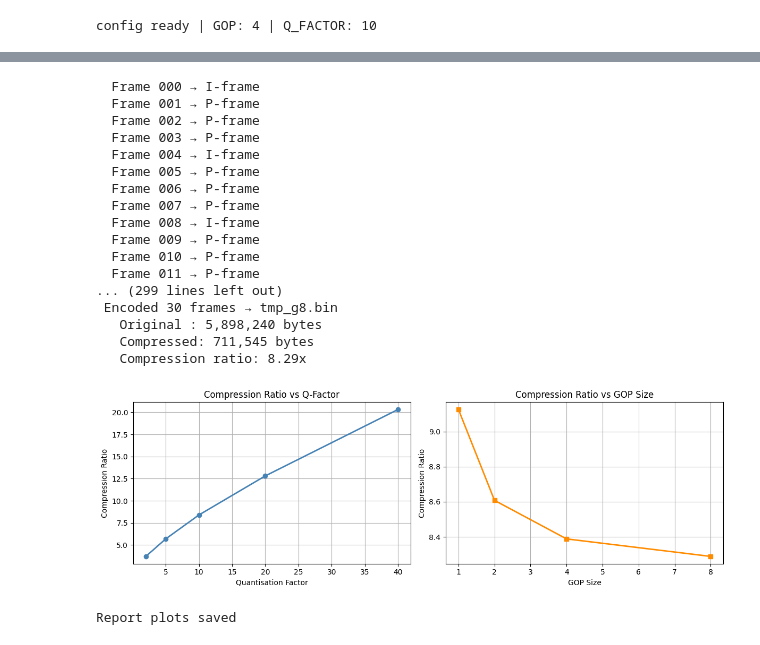
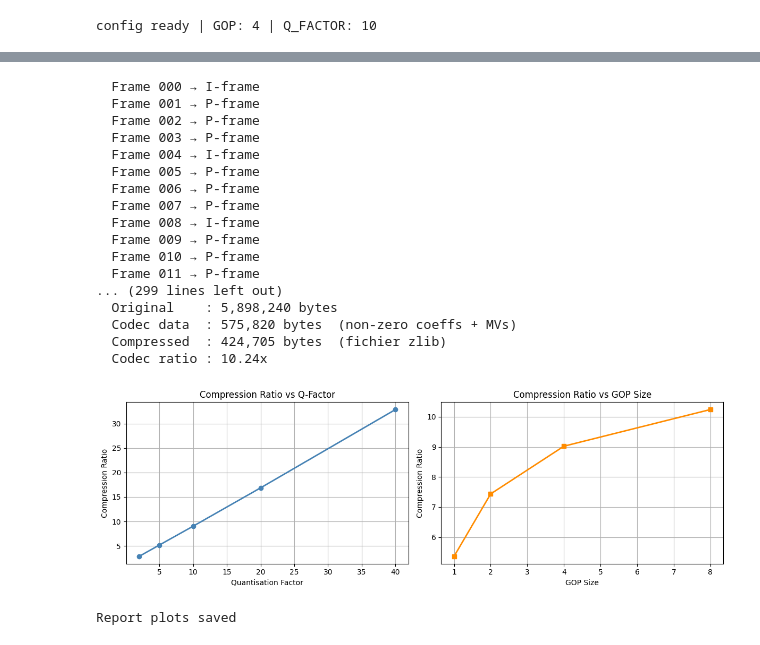
Before and after one commit to Hadjerben03/projet-Multimedia, a Jupyter notebook: ProjetMulti.ipynb, the cells around one changed output, grey strips where cells are left out. Drawn from its saved outputs; the diff is of its cells as text; code cells hidden in the pictures.

```diff
--- a/ProjetMulti.ipynb
+++ b/ProjetMulti.ipynb
@@ -143,10 +163,10 @@ def decode_iframe(data, q_matrix):
     return ycbcr_to_bgr(Y, Cb, Cr)
 # %%
 def motion_search(curr_block, ref_frame, ref_r, ref_c, mb_size, search_win):
-
     h, w = ref_frame.shape
     best_sad = float('inf')
-    best_mv  = (0, 0)
+    best_mv = (0, 0)
+
     for dr in range(-search_win, search_win + 1):
         for dc in range(-search_win, search_win + 1):
             rr = ref_r + dr
@@ -154,11 +174,10 @@ def motion_search(curr_block, ref_frame, ref_r, ref_c, mb_size, search_win):
             if rr < 0 or rc < 0 or rr + mb_size > h or rc + mb_size > w:
                 continue
             ref_block = ref_frame[rr:rr+mb_size, rc:rc+mb_size]
-            sad = np.sum(np.abs(curr_block.astype(np.float32) -
-                                ref_block.astype(np.float32)))
+            sad = np.sum(np.abs(curr_block.astype(np.float32) - ref_block.astype(np.float32)))
             if sad < best_sad:
                 best_sad = sad
-                best_mv  = (dr, dc)
+                best_mv = (dr, dc)
     return best_mv
 
 def encode_pframe(frame, ref_recon, q_matrix, mb_size=16, search_win=8):
@@ -166,41 +185,42 @@ def encode_pframe(frame, ref_recon, q_matrix, mb_size=16, search_win=8):
     ref_Y, _, _ = bgr_to_ycbcr(ref_recon)
     h, w = Y.shape
     mvs, res_blocks = [], []
-    residual_map = np.zeros_like(Y)
+    residual_map = np.zeros_like(Y, dtype=np.float32)
 
     for r in range(0, h - mb_size + 1, mb_size):
         for c in range(0, w - mb_size + 1, mb_size):
             curr_block = Y[r:r+mb_size, c:c+mb_size]
             mv = motion_search(curr_block, ref_Y, r, c, mb_size, search_win)
             mvs.append((r, c, mv[0], mv[1]))
+
             pred_block = ref_Y[r+mv[0]:r+mv[0]+mb_size, c+mv[1]:c+mv[1]+mb_size]
-            residual   = curr_block.astype(np.float32) - pred_block.astype(np.float32)
+            residual = curr_block.astype(np.float32) - pred_block.astype(np.float32)
             residual_map[r:r+mb_size, c:c+mb_size] = residual
 
-            blocks_res, shape_res = encode_channel(residual, q_matrix)
+            blocks_res, shape_res = encode_channel(residual, q_matrix, level_shift=False)
             res_blocks.append((r, c, blocks_res, shape_res))
-
 
     Cb_blocks, Cb_shape = encode_channel(Cb, q_matrix)
     Cr_blocks, Cr_shape = encode_channel(Cr, q_matrix)
-    return {'type': 'P', 'mvs': mvs, 'res_blocks': res_blocks,
-            'Cb': Cb_blocks, 'Cr': Cr_blocks,
-            'Cb_shape': Cb_shape, 'Cr_shape': Cr_shape,
-            'Y_shape': (h, w), 'residual_map': residual_map}
+    return {
+        'type': 'P', 'mvs': mvs, 'res_blocks': res_blocks,
+        'Cb': Cb_blocks, 'Cr': Cr_blocks,
+        'Cb_shape': Cb_shape, 'Cr_shape': Cr_shape,
+        'Y_shape': (h, w), 'residual_map': residual_map
+    }
 
 def decode_pframe(data, ref_recon, q_matrix, mb_size=16):
     ref_Y, _, _ = bgr_to_ycbcr(ref_recon)
     h, w = data['Y_shape']
-    Y_recon = np.zeros((h, w), dtype=np.float32)
+    Y_recon = ref_Y.copy().astype(np.float32)
+    mv_by_pos = {(r, c): (dr, dc) for (r, c, dr, dc) in data['mvs']}
 
     for (r, c, blocks_res, shape_res) in data['res_blocks']:
-
-        mv = next((mv for (mr, mc, dr, dc) in data['mvs']
-                   if mr == r and mc == c for mv in [(dr, dc)]), (0, 0))
+        mv = mv_by_pos.get((r, c), (0, 0))
         pred_block = ref_Y[r+mv[0]:r+mv[0]+mb_size, c+mv[1]:c+mv[1]+mb_size]
-        res_recon  = decode_channel(blocks_res, shape_res, q_matrix)
+        res_recon = decode_channel(blocks_res, shape_res, q_matrix, level_shift=False, clip=False)
         Y_recon[r:r+mb_size, c:c+mb_size] = (pred_block + res_recon).clip(0, 255)
 
     Cb = decode_channel(data['Cb'], data['Cb_shape'], q_matrix)
     Cr = decode_channel(data['Cr'], data['Cr_shape'], q_matrix)
-    return ycbcr_to_bgr(Y_recon, Cb, Cr)
+    return ycbcr_to_bgr(Y_recon[:h, :w], Cb, Cr)
@@ -400,13 +457,13 @@ q_factors = [2, 5, 10, 20, 40]
 ratios_q  = []
 for qf in q_factors:
     qm = Q_MATRIX * (qf / Q_FACTOR)
-    _, r = encode_video(raw_frames, f"tmp_q{qf}.bin", qm, gop=GOP_SIZE, search_win=4)
+    _, r = encode_video(raw_frames, f"tmp_q{qf}.bin", qm, gop=GOP_SIZE, search_win=SEARCH_WIN)
     ratios_q.append(r)
 
 gop_sizes = [1, 2, 4, 8]
 ratios_g  = []
 for g in gop_sizes:
-    _, r = encode_video(raw_frames, f"tmp_g{g}.bin", Q_MATRIX, gop=g, search_win=4)
+    _, r = encode_video(raw_frames, f"tmp_g{g}.bin", Q_MATRIX, gop=g, search_win=SEARCH_WIN)
     ratios_g.append(r)
 
 fig, (ax1, ax2) = plt.subplots(1, 2, figsize=(12, 4))
@@ -414,36 +471,36 @@ fig, (ax1, ax2) = plt.subplots(1, 2, figsize=(12, 4))
 ax1.plot(q_factors, ratios_q, 'o-', color='steelblue', linewidth=2)
 ax1.set_xlabel("Quantisation Factor")
 ax1.set_ylabel("Compression Ratio")
 ax1.set_title("Compression Ratio vs Q-Factor")
 ax1.grid(True)
 
 ax2.plot(gop_sizes, ratios_g, 's-', color='darkorange', linewidth=2)
 ax2.set_xlabel("GOP Size")
 ax2.set_ylabel("Compression Ratio")
 ax2.set_title("Compression Ratio vs GOP Size")
 ax2.grid(True)
 
 plt.tight_layout()
 plt.savefig("report_plots.png", dpi=150)
 plt.show()
 print("Report plots saved")
 # %% [output]
   Frame 000 → I-frame
   Frame 001 → P-frame
   Frame 002 → P-frame
   Frame 003 → P-frame
   Frame 004 → I-frame
   Frame 005 → P-frame
   Frame 006 → P-frame
   Frame 007 → P-frame
   Frame 008 → I-frame
   Frame 009 → P-frame
   Frame 010 → P-frame
   Frame 011 → P-frame
 ... (299 lines left out)
- Encoded 30 frames → tmp_g8.bin
-   Original : 5,898,240 bytes
-   Compressed: 711,545 bytes
-   Compression ratio: 8.29x
+  Original    : 5,898,240 bytes
+  Codec data  : 575,820 bytes  (non-zero coeffs + MVs)
+  Compressed  : 424,705 bytes  (fichier zlib)
+  Codec ratio : 10.24x
-[figure, old version]
+[figure, new version]
 Report plots saved
```
Also changed, not shown: parts of 7 cells of this notebook, 11 other files.
